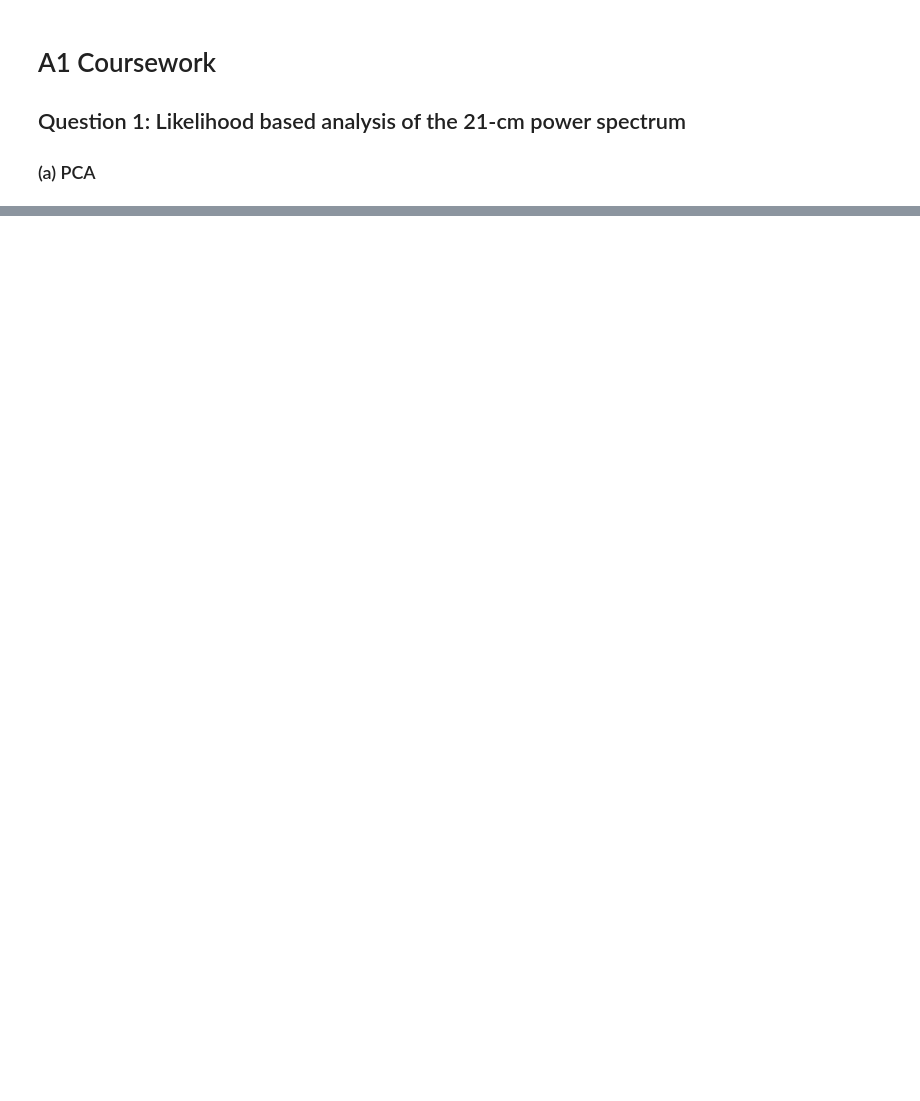
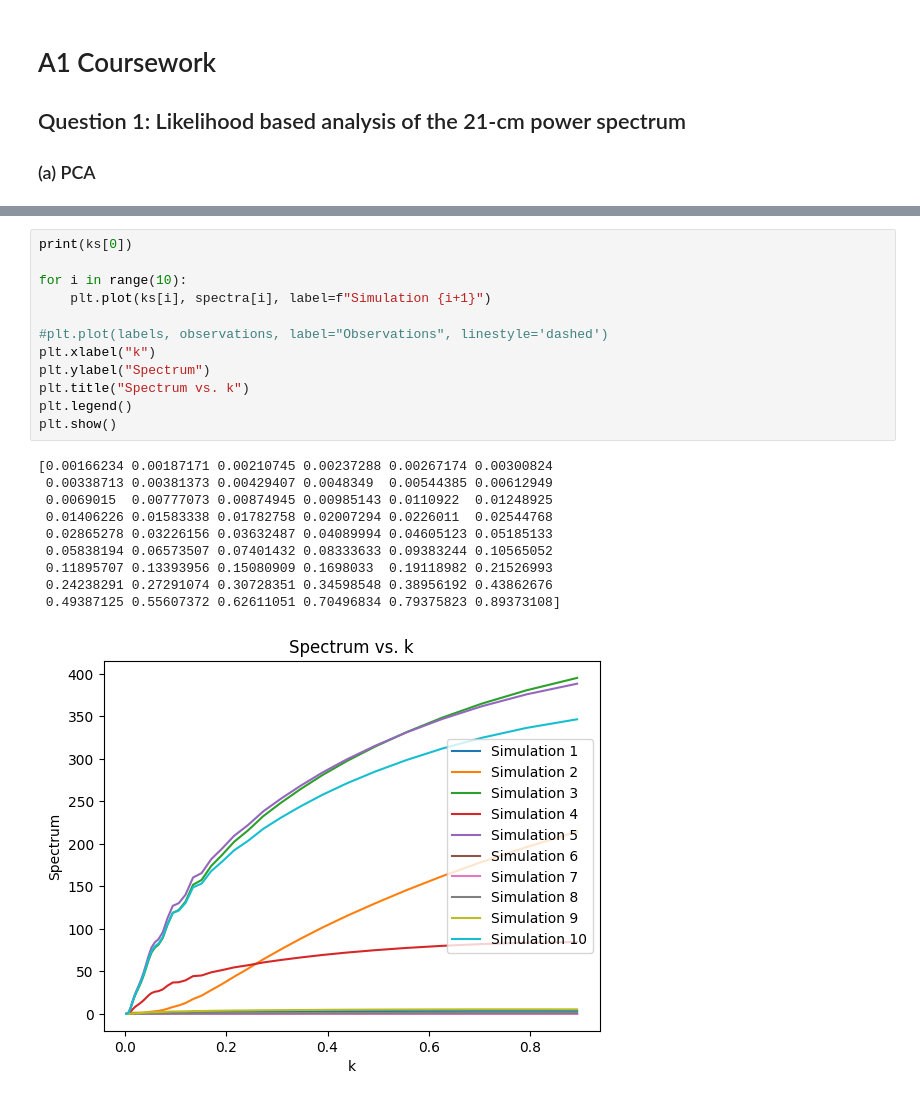
Before and after one commit to AlexBM173/apb86_A1, a Jupyter notebook: draft.ipynb, the cells around one changed output, grey strips where cells are left out. Saved outputs shown, nothing was run; the diff lists cells and outputs as text; blank space fills up the shorter version.

```diff
--- a/draft.ipynb
+++ b/draft.ipynb
@@ -59,0 +54,23 @@ Shape of simulations: (54, 9997)
+# %%
+print(ks[0])
+
+for i in range(10):
+    plt.plot(ks[i], spectra[i], label=f"Simulation {i+1}")
+
+#plt.plot(labels, observations, label="Observations", linestyle='dashed')
+plt.xlabel("k")
+plt.ylabel("Spectrum")
+plt.title("Spectrum vs. k")
+plt.legend()
+plt.show()
+# %% [output]
+[0.00166234 0.00187171 0.00210745 0.00237288 0.00267174 0.00300824
+ 0.00338713 0.00381373 0.00429407 0.0048349  0.00544385 0.00612949
+ 0.0069015  0.00777073 0.00874945 0.00985143 0.0110922  0.01248925
+ 0.01406226 0.01583338 0.01782758 0.02007294 0.0226011  0.02544768
+ 0.02865278 0.03226156 0.03632487 0.04089994 0.04605123 0.05185133
+ 0.05838194 0.06573507 0.07401432 0.08333633 0.09383244 0.10565052
+ 0.11895707 0.13393956 0.15080909 0.1698033  0.19118982 0.21526993
+ 0.24238291 0.27291074 0.30728351 0.34598548 0.38956192 0.43862676
+ 0.49387125 0.55607372 0.62611051 0.70496834 0.79375823 0.89373108]
+[figure, added]
```
Also changed, not shown: parts of 3 cells of this notebook.
